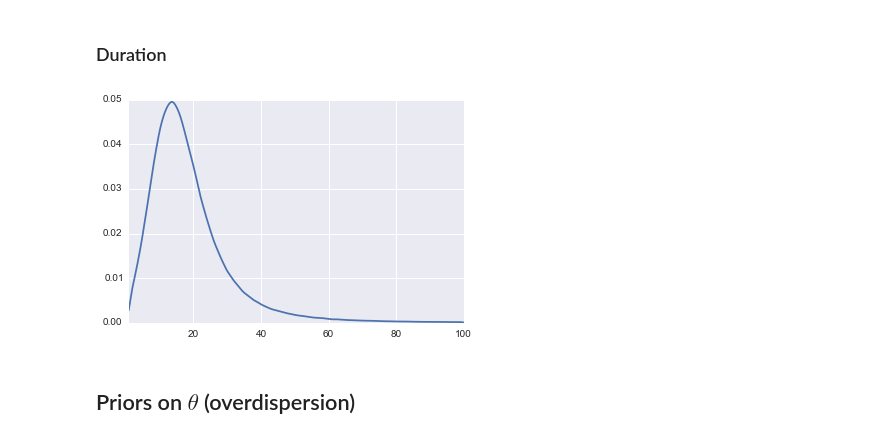
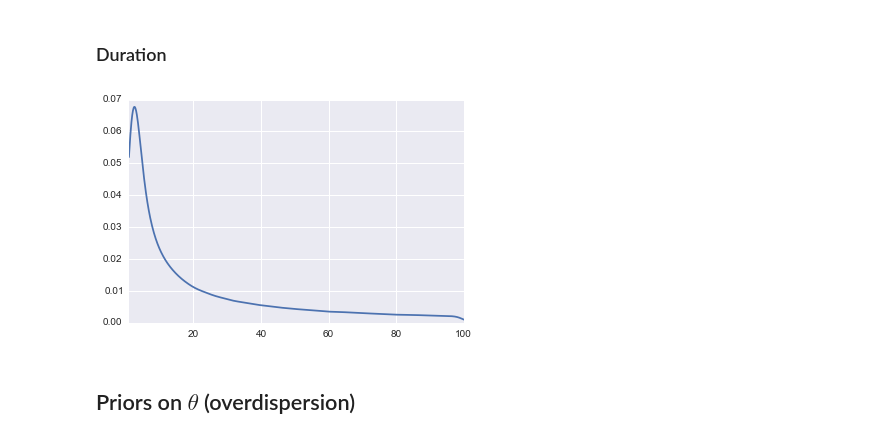
Before and after one commit to pearsonlab/spiketopics, a Jupyter notebook: gamma_model_hsmm_integration_test.ipynb, the cells around one changed output. Saved outputs shown, nothing was run; the diff lists cells and outputs as text; code cells hidden in the pictures.

```diff
--- a/gamma_model_hsmm_integration_test.ipynb
+++ b/gamma_model_hsmm_integration_test.ipynb
@@ -365,13 +363,13 @@ plt.title('Initial state value');
 # %% [markdown]
 ### Duration
 # %%
-d_hypers = (3., 40., 2., 20.)
+d_hypers = (2.5, 4., 2., 40.)
 drng = (min(dvec), max(dvec))
 samples = lognormal_from_hypers(*d_hypers, N=1e6)
 sns.kdeplot(samples, gridsize=1000, clip=drng);
 plt.xlim(*drng);
 # %% [output]
-[figure, old version]
+[figure, new version]
 # %%
 d_pars = ({'d_prior_mean': d_hypers[0] * np.ones((Mz, K)),
           'd_prior_scaling': d_hypers[1] * np.ones((Mz, K)),
```
Also changed, not shown: parts of 40 cells of this notebook.
